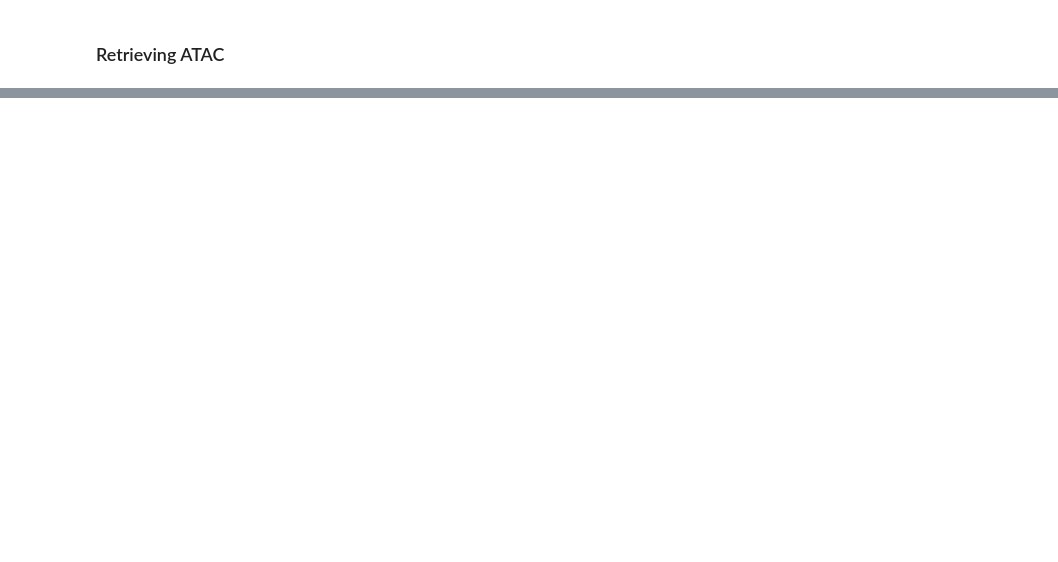
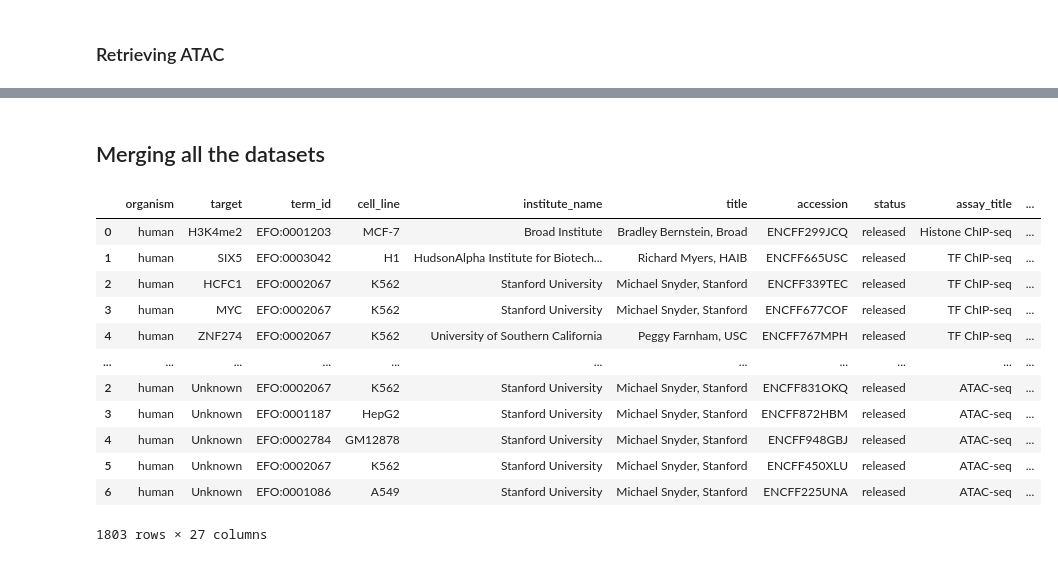
Before and after one commit to AnacletoLAB/epigenomic_dataset, a Jupyter notebook: Retrieving HG38 files metadata.ipynb, the cells around one changed output, grey strips where cells are left out. Cells and saved outputs as stored; diff of their text form; code cells hidden in the pictures; blank space fills up the shorter version.

```diff
--- a/Retrieving HG38 files metadata.ipynb
+++ b/Retrieving HG38 files metadata.ipynb
@@ -134,0 +136,18 @@ samples
+# %% [markdown]
+## Merging all the datasets
+# %%
+pd.concat(all_datasets)
+# %% [output]
+|  | organism | target | term_id | cell_line | institute_name | title | accession | status | assay_title | ... |
+| 0 | human | H3K4me2 | EFO:0001203 | MCF-7 | Broad Institute | Bradley Bernstein, Broad | ENCFF299JCQ | released | Histone ChIP-seq | ... |
+| 1 | human | SIX5 | EFO:0003042 | H1 | HudsonAlpha Institute for Biotech... | Richard Myers, HAIB | ENCFF665USC | released | TF ChIP-seq | ... |
+| 2 | human | HCFC1 | EFO:0002067 | K562 | Stanford University | Michael Snyder, Stanford | ENCFF339TEC | released | TF ChIP-seq | ... |
+| 3 | human | MYC | EFO:0002067 | K562 | Stanford University | Michael Snyder, Stanford | ENCFF677COF | released | TF ChIP-seq | ... |
+| 4 | human | ZNF274 | EFO:0002067 | K562 | University of Southern California | Peggy Farnham, USC | ENCFF767MPH | released | TF ChIP-seq | ... |
+| ... | ... | ... | ... | ... | ... | ... | ... | ... | ... | ... |
+| 2 | human | Unknown | EFO:0002067 | K562 | Stanford University | Michael Snyder, Stanford | ENCFF831OKQ | released | ATAC-seq | ... |
+| 3 | human | Unknown | EFO:0001187 | HepG2 | Stanford University | Michael Snyder, Stanford | ENCFF872HBM | released | ATAC-seq | ... |
+| 4 | human | Unknown | EFO:0002784 | GM12878 | Stanford University | Michael Snyder, Stanford | ENCFF948GBJ | released | ATAC-seq | ... |
+| 5 | human | Unknown | EFO:0002067 | K562 | Stanford University | Michael Snyder, Stanford | ENCFF450XLU | released | ATAC-seq | ... |
+| 6 | human | Unknown | EFO:0001086 | A549 | Stanford University | Michael Snyder, Stanford | ENCFF225UNA | released | ATAC-seq | ... |
+1803 rows × 27 columns
```
Also changed, not shown: parts of 18 cells of this notebook, 2 other files.
